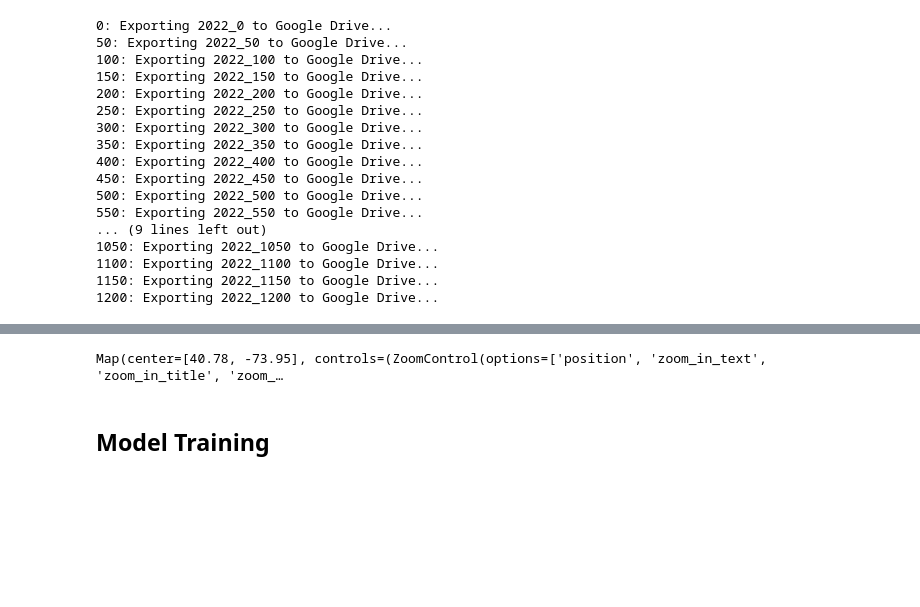
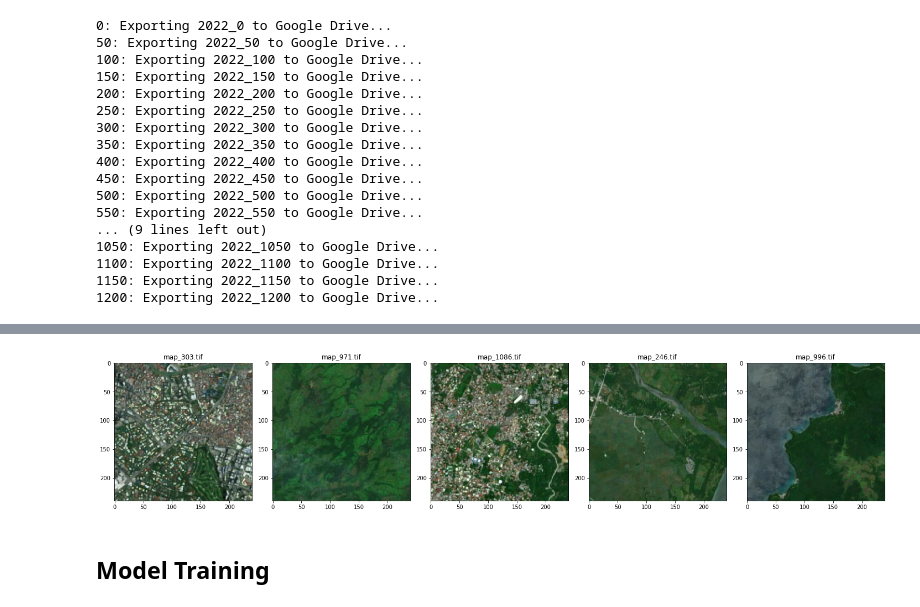
Before and after one commit to teofc111/poverty_mapping, a Jupyter notebook: poverty_mapping.ipynb, the cells around one changed output, grey strips where cells are left out. Saved outputs shown, nothing was run; the diff lists cells and outputs as text; code cells hidden in the pictures; blank space fills up the shorter version.

Commit message:
Completed daytime satellite image extraction section

```diff
--- a/poverty_mapping.ipynb
+++ b/poverty_mapping.ipynb
@@ -1150,7 +660,24 @@ m.add_tile_layer(
-# %%
-m
-# %% [output]
-Map(center=[40.78, -73.95], controls=(ZoomControl(options=['position', 'zoom_in_text', 'zoom_in_title', 'zoom_…
+# %%
+# Sample 5 tif images to display
+output_folder = "data/daysat/2022/"
+all_tif_files = [f for f in os.listdir(output_folder) if f.lower().endswith('.tif')]
+sampled_files = random.sample(all_tif_files, 5)
+sampled_file_paths = [os.path.join(output_folder, f) for f in sampled_files]
+
+# Plot
+fig, axes = plt.subplots(1,5,figsize=(20, 5))
+
+# Iterate through each file and corresponding axis
+for ax, tif_file in zip(axes, sampled_file_paths):
+    with rasterio.open(tif_file) as src:
+        bands = [src.read(i) for i in range(1, src.count + 1)]
+        rgb_image = np.stack([bands[0], bands[1], bands[2]], axis=-1)  # RGB
+        ax.imshow(rgb_image)
+        ax.set_title(tif_file.split('/')[-1])
+
+fig.tight_layout()
+# %% [output]
+[figure, added]
 # %% [markdown]
 ## Model Training
 # %% [markdown]
```
Also changed, not shown: parts of 41 cells of this notebook, 1 other file.
